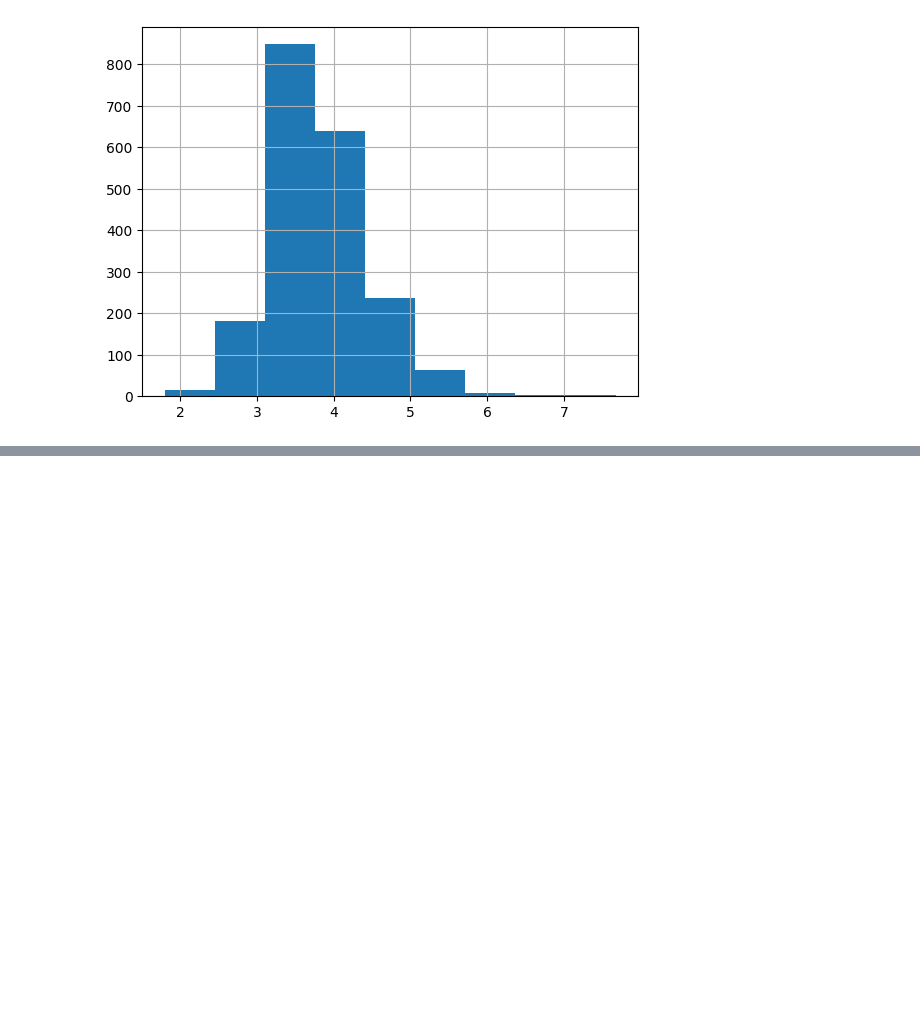
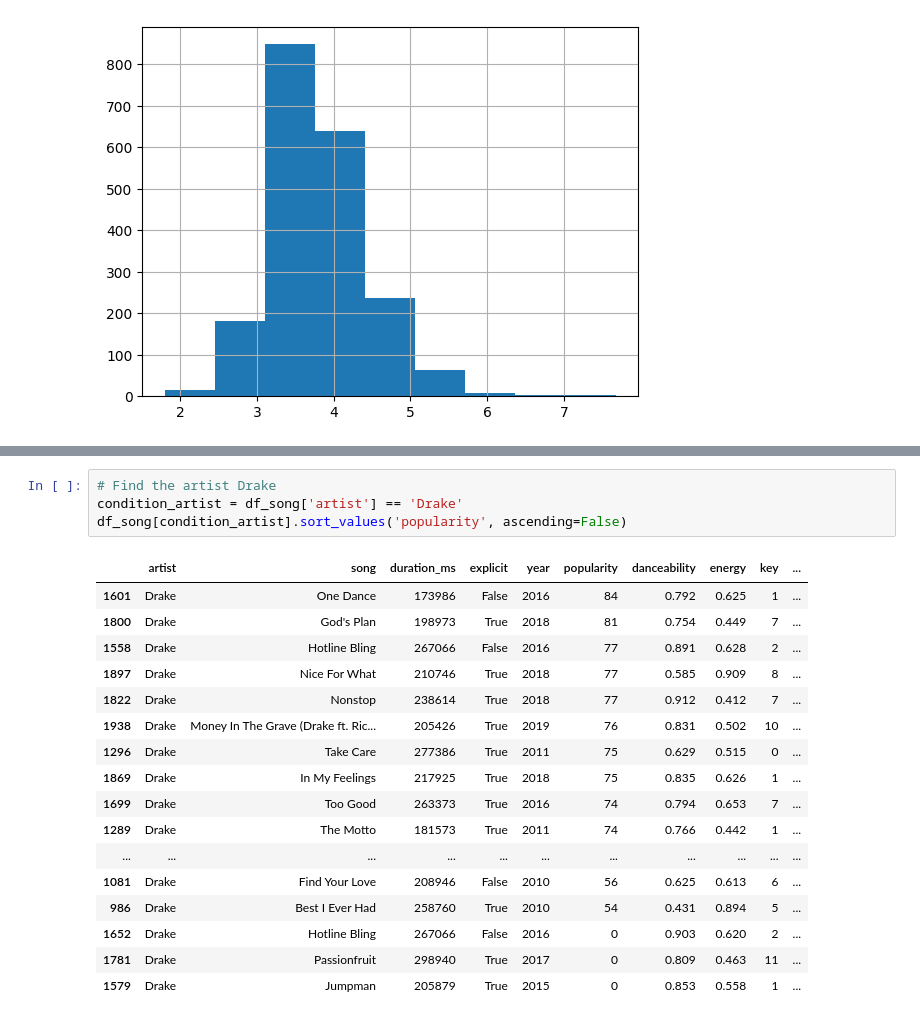
Before and after one commit to botanist420/kaggle-data-project, a Jupyter notebook: python_script/test.ipynb, the cells around one changed output, grey strips where cells are left out. Saved outputs shown, nothing was run; the diff lists cells and outputs as text; blank space fills up the shorter version.

Commit message:
add filter select the artist Drake

```diff
--- a/python_script/test.ipynb
+++ b/python_script/test.ipynb
@@ -64,0 +71,22 @@ df_song
+# %%
+# Find the artist Drake
+condition_artist = df_song['artist'] == 'Drake'
+df_song[condition_artist].sort_values('popularity', ascending=False)
+# %% [output]
+|  | artist | song | duration_ms | explicit | year | popularity | danceability | energy | key | ... |
+| 1601 | Drake | One Dance | 173986 | False | 2016 | 84 | 0.792 | 0.625 | 1 | ... |
+| 1800 | Drake | God's Plan | 198973 | True | 2018 | 81 | 0.754 | 0.449 | 7 | ... |
+| 1558 | Drake | Hotline Bling | 267066 | False | 2016 | 77 | 0.891 | 0.628 | 2 | ... |
+| 1897 | Drake | Nice For What | 210746 | True | 2018 | 77 | 0.585 | 0.909 | 8 | ... |
+| 1822 | Drake | Nonstop | 238614 | True | 2018 | 77 | 0.912 | 0.412 | 7 | ... |
+| 1938 | Drake | Money In The Grave (Drake ft. Ric... | 205426 | True | 2019 | 76 | 0.831 | 0.502 | 10 | ... |
+| 1296 | Drake | Take Care | 277386 | True | 2011 | 75 | 0.629 | 0.515 | 0 | ... |
+| 1869 | Drake | In My Feelings | 217925 | True | 2018 | 75 | 0.835 | 0.626 | 1 | ... |
+| 1699 | Drake | Too Good | 263373 | True | 2016 | 74 | 0.794 | 0.653 | 7 | ... |
+| 1289 | Drake | The Motto | 181573 | True | 2011 | 74 | 0.766 | 0.442 | 1 | ... |
+| ... | ... | ... | ... | ... | ... | ... | ... | ... | ... | ... |
+| 1081 | Drake | Find Your Love | 208946 | False | 2010 | 56 | 0.625 | 0.613 | 6 | ... |
+| 986 | Drake | Best I Ever Had | 258760 | True | 2010 | 54 | 0.431 | 0.894 | 5 | ... |
+| 1652 | Drake | Hotline Bling | 267066 | False | 2016 | 0 | 0.903 | 0.620 | 2 | ... |
+| 1781 | Drake | Passionfruit | 298940 | True | 2017 | 0 | 0.809 | 0.463 | 11 | ... |
+| 1579 | Drake | Jumpman | 205879 | True | 2015 | 0 | 0.853 | 0.558 | 1 | ... |
```
Also changed, not shown: parts of 2 cells of this notebook.
